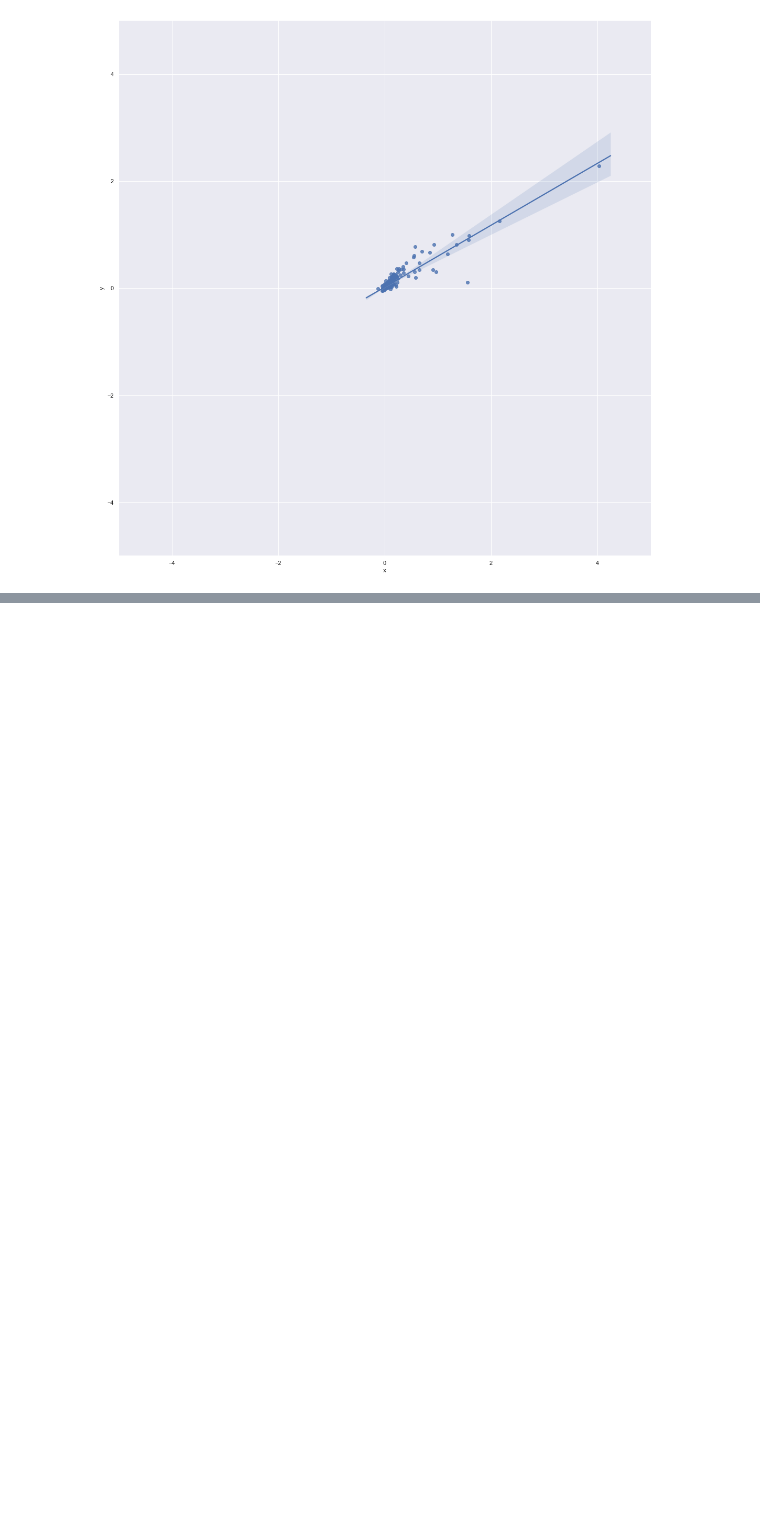
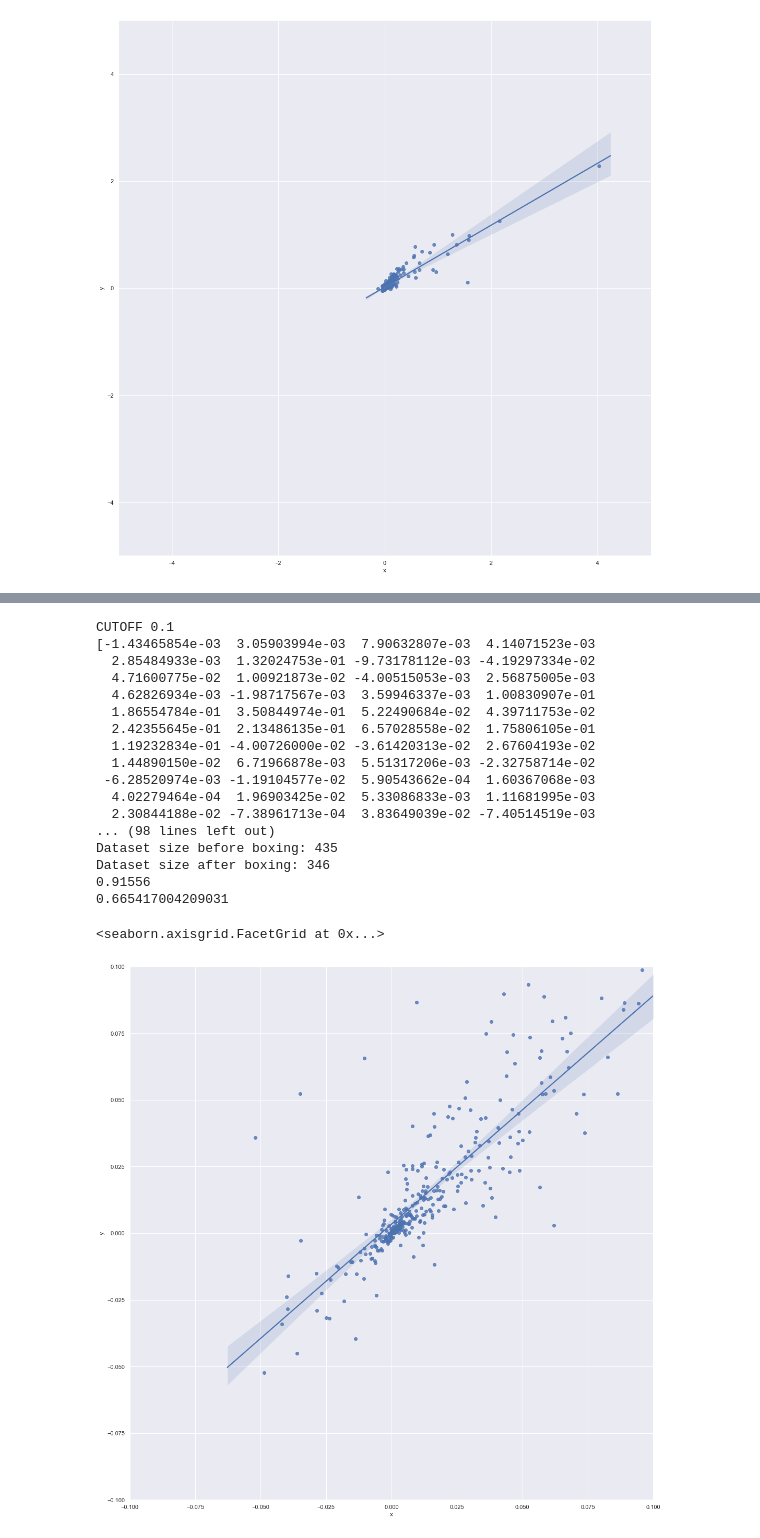
Before and after one commit to mattf1n/lm-intervention, a Jupyter notebook: te_decomp_top_heads.ipynb, the cells around one changed output, grey strips where cells are left out. Saved outputs shown, nothing was run; the diff lists cells and outputs as text; code cells hidden in the pictures; blank space fills up the shorter version.

```diff
--- a/te_decomp_top_heads.ipynb
+++ b/te_decomp_top_heads.ipynb
@@ -92,3 +112,47 @@ CUTOFF 1
 [figure]
+# %%
+# data = np.array(zip(x, y))
+cutoff = .1
+print('CUTOFF', cutoff)
+
+box = np.where((x < cutoff) & (x > -cutoff) & (y < cutoff) & (y > -cutoff))
+y_box = y[box]
+x_box = x[box]
+print(x)
+print('Dataset size before boxing:', x.size)
+print('Dataset size after boxing:', x_box.size)
+print('Fraction', ((x.size() - x_box.size())/x.size()))
+X = x_box.reshape(-1, 1)
+Y = y_box.reshape(-1, 1)
+reg = LinearRegression(fit_intercept=False).fit(X, Y)
+print(f"{reg.coef_[0].item():.5f}")#, {reg.intercept_:.5f}")
+print(reg.score(X, Y))
+
+df = pd.DataFrame({'x': x_box, 'y': y_box})
+# fig, ax = plt.subplots(figsize=(20,20))
+# g = sns.lmplot(x='x', y='y', data=df, scatter_kws={"s": .2})
+g = sns.lmplot(x='x', y='y', data=df, size=15, aspect=1)
+g.set(xlim=(-cutoff, cutoff))
+g.set(ylim=(-cutoff, cutoff))
+# %% [output]
+CUTOFF 0.1
+[-1.43465854e-03  3.05903994e-03  7.90632807e-03  4.14071523e-03
+  2.85484933e-03  1.32024753e-01 -9.73178112e-03 -4.19297334e-02
+  4.71600775e-02  1.00921873e-02 -4.00515053e-03  2.56875005e-03
+  4.62826934e-03 -1.98717567e-03  3.59946337e-03  1.00830907e-01
+  1.86554784e-01  3.50844974e-01  5.22490684e-02  4.39711753e-02
+  2.42355645e-01  2.13486135e-01  6.57028558e-02  1.75806105e-01
+  1.19232834e-01 -4.00726000e-02 -3.61420313e-02  2.67604193e-02
+  1.44890150e-02  6.71966878e-03  5.51317206e-03 -2.32758714e-02
+ -6.28520974e-03 -1.19104577e-02  5.90543662e-04  1.60367068e-03
+  4.02279464e-04  1.96903425e-02  5.33086833e-03  1.11681995e-03
+  2.30844188e-02 -7.38961713e-04  3.83649039e-02 -7.40514519e-03
+... (98 lines left out)
+Dataset size before boxing: 435
+Dataset size after boxing: 346
+0.91556
+0.665417004209031
+<seaborn.axisgrid.FacetGrid at 0x...>
+[figure, added]
 # %%
 # data = np.array(zip(x, y))
```
Also changed, not shown: parts of 3 cells of this notebook, 2 other files.
